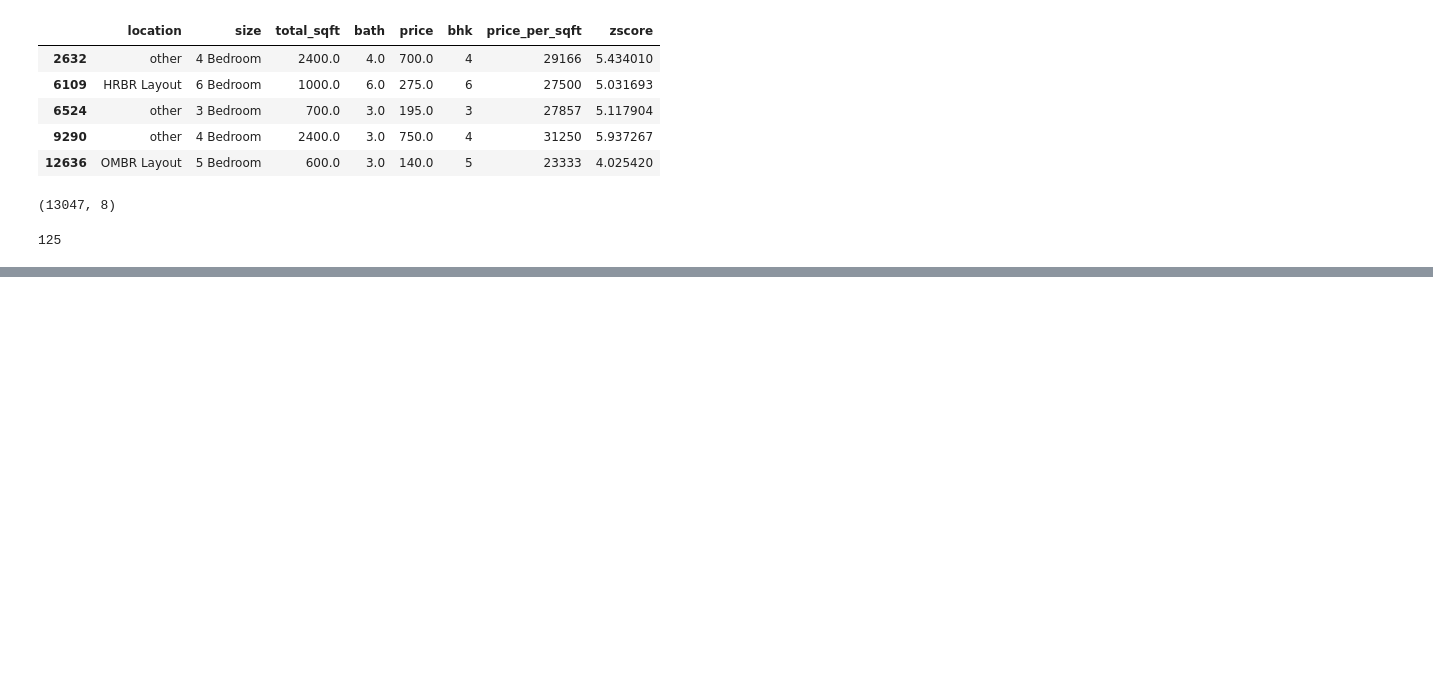
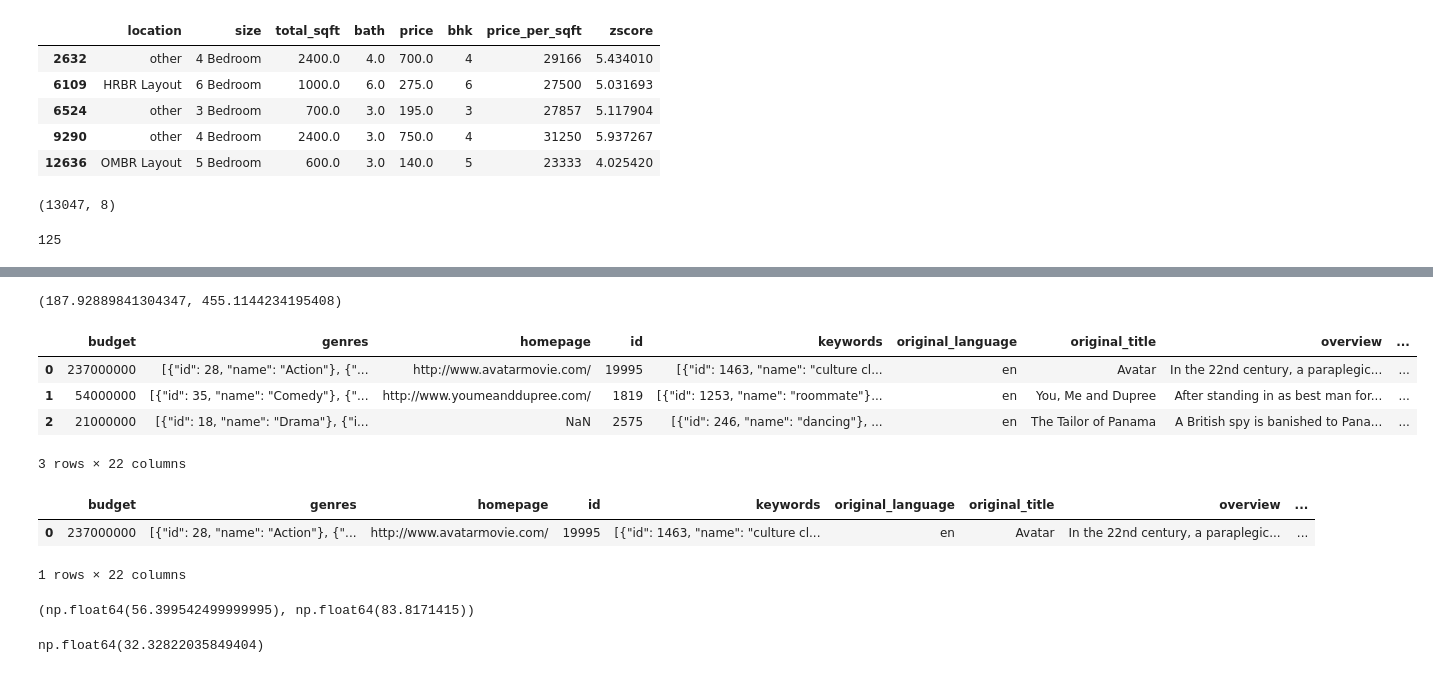
Before and after one commit to kofi-teddy/fluent-python, a Jupyter notebook: mathforml.ipynb, the cells around one changed output, grey strips where cells are left out. Saved outputs shown, nothing was run; the diff lists cells and outputs as text; code cells hidden in the pictures; blank space fills up the shorter version.

Commit message:
math for ml: modified zcore

```diff
--- a/mathforml.ipynb
+++ b/mathforml.ipynb
@@ -479,0 +575,3 @@ df2.shape[0] - df4.shape[0]
+# %%
+df["revenue_mln"] = df["revenue"].apply(lambda x: x/1000000)
+df.revenue_mln.describe()
@@ -479,0 +597,22 @@ df2.shape[0] - df4.shape[0]
+# %%
+mean, std
+# %% [output]
+(187.92889841304347, 455.1144234195408)
+# %%
+def get_z_score(value, mean, std):
+    return (value-mean) / std
+# %%
+df["z_score"] = df["revenue_mln"].apply(lambda x: get_z_score(x, mean, std))
+df.head(3)
+# %% [output]
+|  | budget | genres | homepage | id | keywords | original_language | original_title | overview | ... |
+| 0 | 237000000 | [{"id": 28, "name": "Action"}, {"... | http://www.avatarmovie.com/ | 19995 | [{"id": 1463, "name": "culture cl... | en | Avatar | In the 22nd century, a paraplegic... | ... |
+| 1 | 54000000 | [{"id": 35, "name": "Comedy"}, {"... | http://www.youmeanddupree.com/ | 1819 | [{"id": 1253, "name": "roommate"}... | en | You, Me and Dupree | After standing in as best man for... | ... |
+| 2 | 21000000 | [{"id": 18, "name": "Drama"}, {"i... | NaN | 2575 | [{"id": 246, "name": "dancing"}, ... | en | The Tailor of Panama | A British spy is banished to Pana... | ... |
+3 rows × 22 columns
+# %%
+df[df.z_score>3]
+# %% [output]
+|  | budget | genres | homepage | id | keywords | original_language | original_title | overview | ... |
+| 0 | 237000000 | [{"id": 28, "name": "Action"}, {"... | http://www.avatarmovie.com/ | 19995 | [{"id": 1463, "name": "culture cl... | en | Avatar | In the 22nd century, a paraplegic... | ... |
+1 rows × 22 columns
@@ -479,0 +625,6 @@ df2.shape[0] - df4.shape[0]
+# %%
+MAD = get_mad(df.revenue_mln)
+median = np.median(df.revenue_mln)
+MAD, median
+# %% [output]
+(np.float64(56.399542499999995), np.float64(83.8171415))
@@ -479,0 +634,4 @@ df2.shape[0] - df4.shape[0]
+# %%
+get_modified_z_score(2787, median, MAD)
+# %% [output]
+np.float64(32.32822035849404)
```
Also changed, not shown: parts of 20 cells of this notebook, 2 other files.
